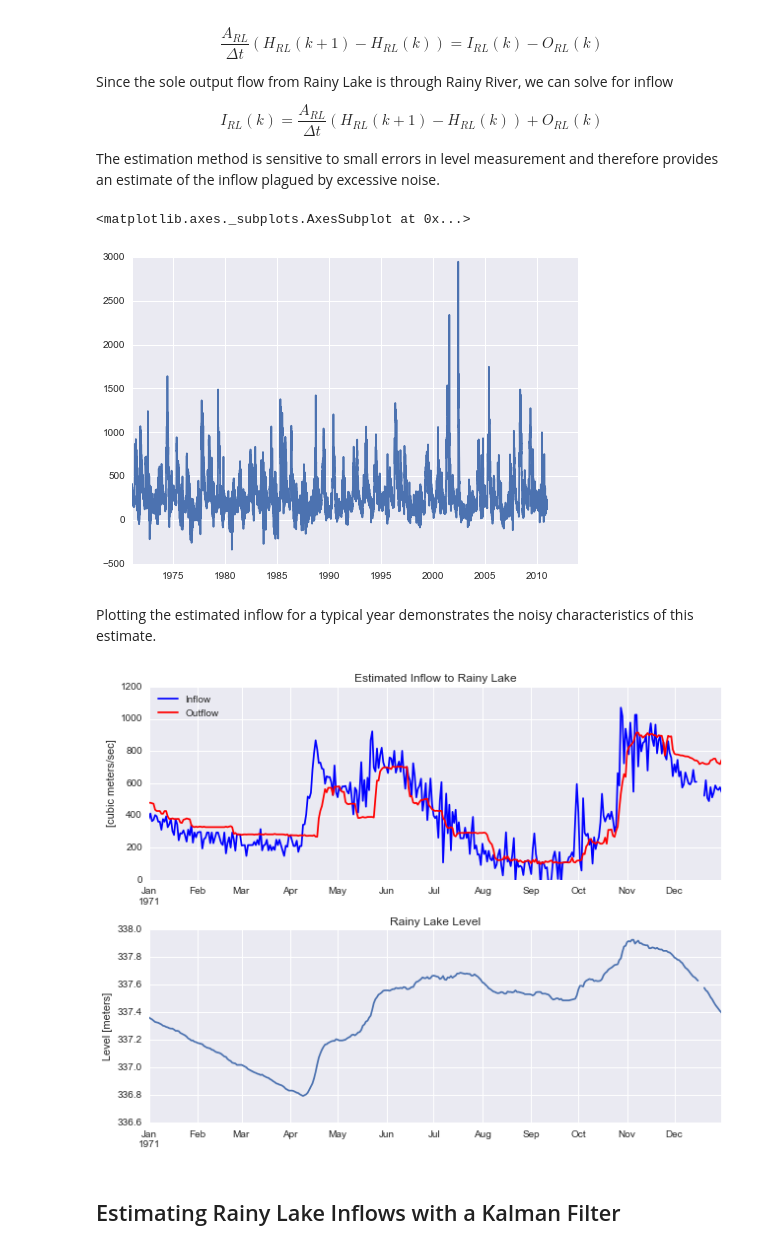
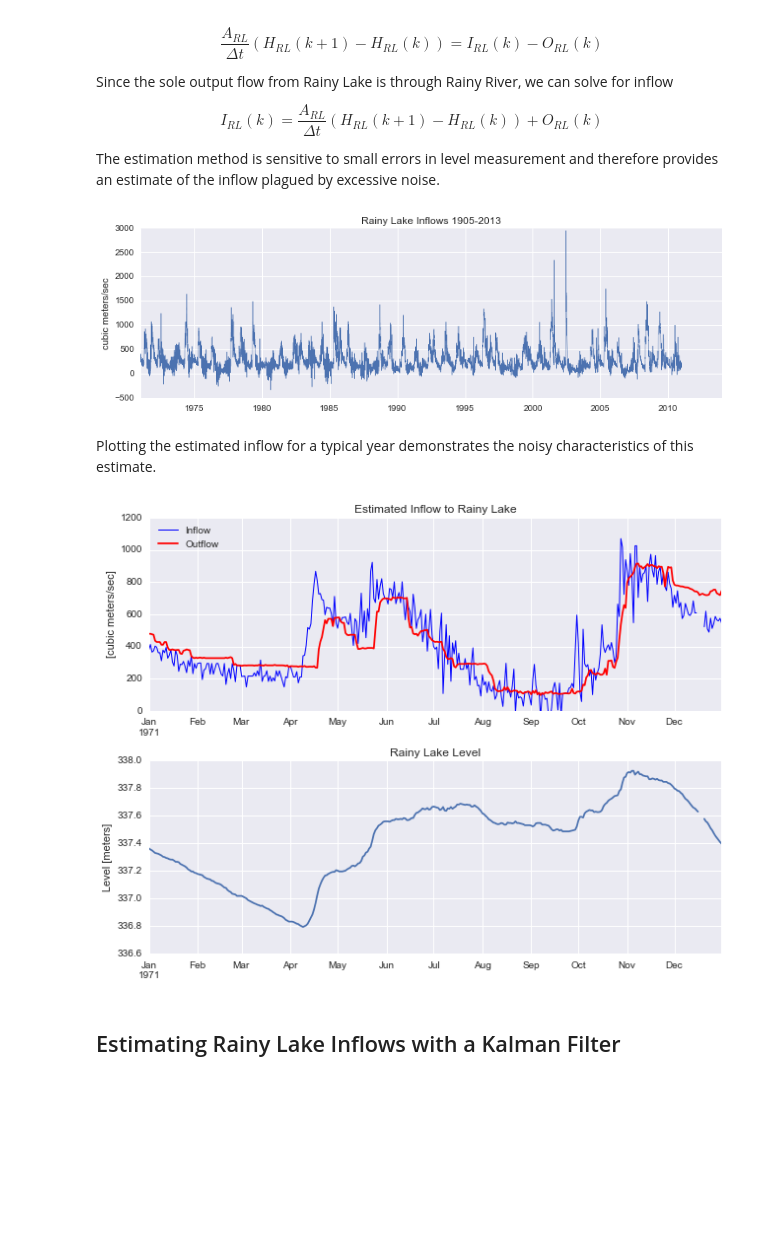
Before and after one commit to kmcgarry7/Rainy-Lake-Hydrology, a Jupyter notebook: Estimating_Rainy_Lake_Inflows_1971-2010.ipynb, the cells around one changed output. Cells and saved outputs as stored; diff of their text form; code cells hidden in the pictures; blank space fills up the shorter version.

```diff
--- a/Estimating_Rainy_Lake_Inflows_1971-2010.ipynb
+++ b/Estimating_Rainy_Lake_Inflows_1971-2010.ipynb
@@ -50,17 +54,21 @@ The estimation method is sensitive to small errors in level measurement and ther
 # %%
 # Load Rainy River Flow and Rainy Lake Level data
 RR = pd.read_pickle(dir+'RR.pkl')
 RL = pd.read_pickle(dir+'RL.pkl')
 
 # Rainy Lake area (sq. meters)
 A = 95700*10000
 
 inflow = A*(RL.shift(-1) - RL)/(24*3600) + RR
 
-inflow['1971':].plot()
+plt.figure(figsize=(12,3.5))
+inflow['1971':].plot(linewidth=0.5)
+plt.title('Rainy Lake Inflows {0}-{1}'.format(
+    inflow.index.min().strftime('%Y'),
+    inflow.index.max().strftime('%Y')))
+plt.ylabel('cubic meters/sec');
 # %% [output]
-<matplotlib.axes._subplots.AxesSubplot at 0x...>
-[figure, old version]
+[figure, new version]
 # %% [markdown]
 Plotting the estimated inflow for a typical year demonstrates the noisy characteristics of this estimate.
 # %%
@@ -69,7 +77,7 @@ yr = '1971'
 plt.figure(figsize=(9,7))
 plt.subplot(2,1,1)
 plt.hold(True)
-inflow[yr].plot(color='b')
+inflow[yr].plot(color='b',linewidth=1)
 RR[yr].plot(color='r')
 plt.hold(False)
 
@@ -85,7 +93,7 @@ plt.ylabel('Level [meters]')
 plt.title('Rainy Lake Level')
 plt.tight_layout()
 # %% [output]
-[figure, old version]
+[figure, new version]
 # %% [markdown]
 ## <a name=section02></a>Estimating Rainy Lake Inflows with a Kalman Filter
 # %% [markdown]
```
Also changed, not shown: parts of 41 cells of this notebook, 19 other files.
